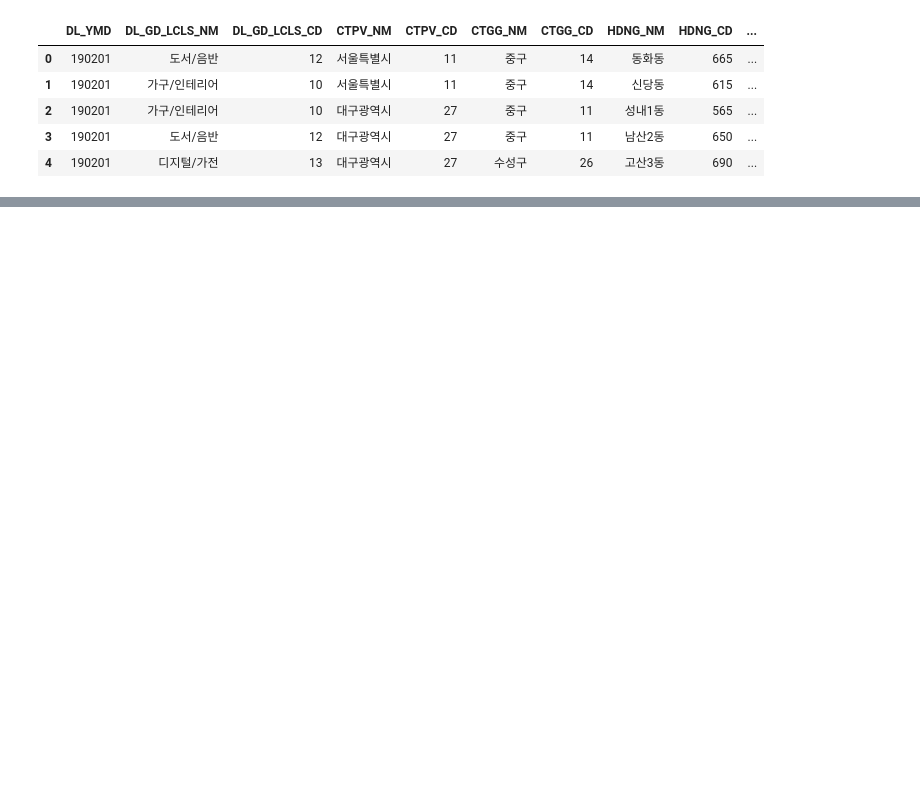
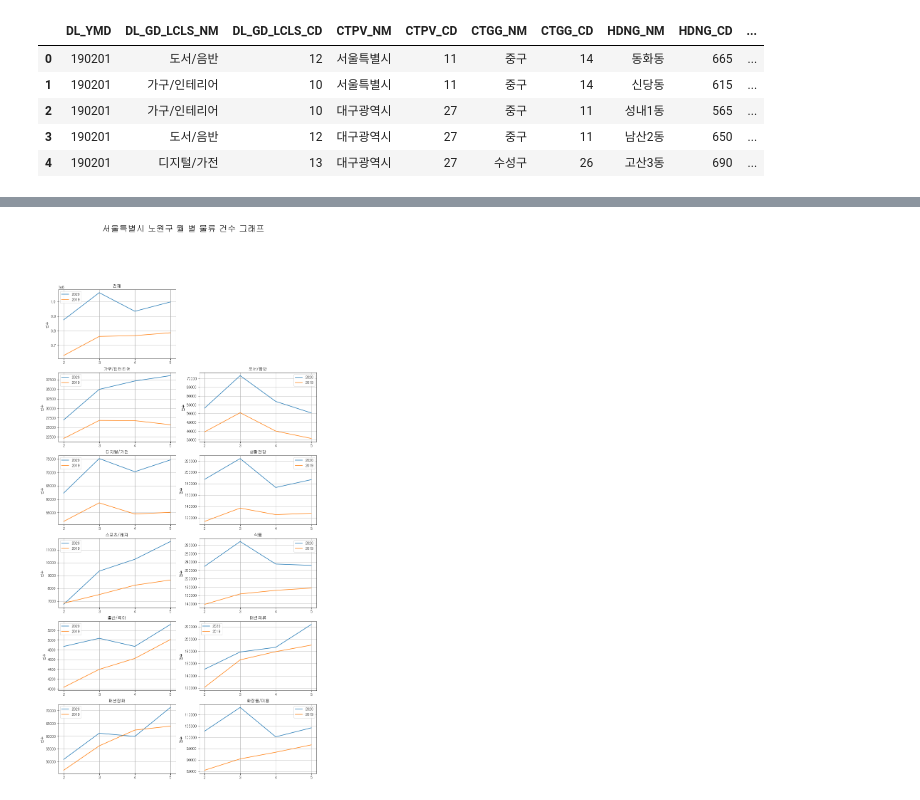
Before and after one commit to Kimdongui/Algorithm, a Jupyter notebook: Untitled.ipynb, the cells around one changed output, grey strips where cells are left out. Saved outputs shown, nothing was run; the diff lists cells and outputs as text; code cells hidden in the pictures; blank space fills up the shorter version.

```diff
--- a/Untitled.ipynb
+++ b/Untitled.ipynb
@@ -171,0 +275,4 @@ ax_2.hist(stack["INVC_CONT"], bins = 50)
+# %%
+plot_line_graph("서울특별시", "노원구")
+# %% [output]
+[figure, added]
```
Also changed, not shown: parts of 61 cells of this notebook.
